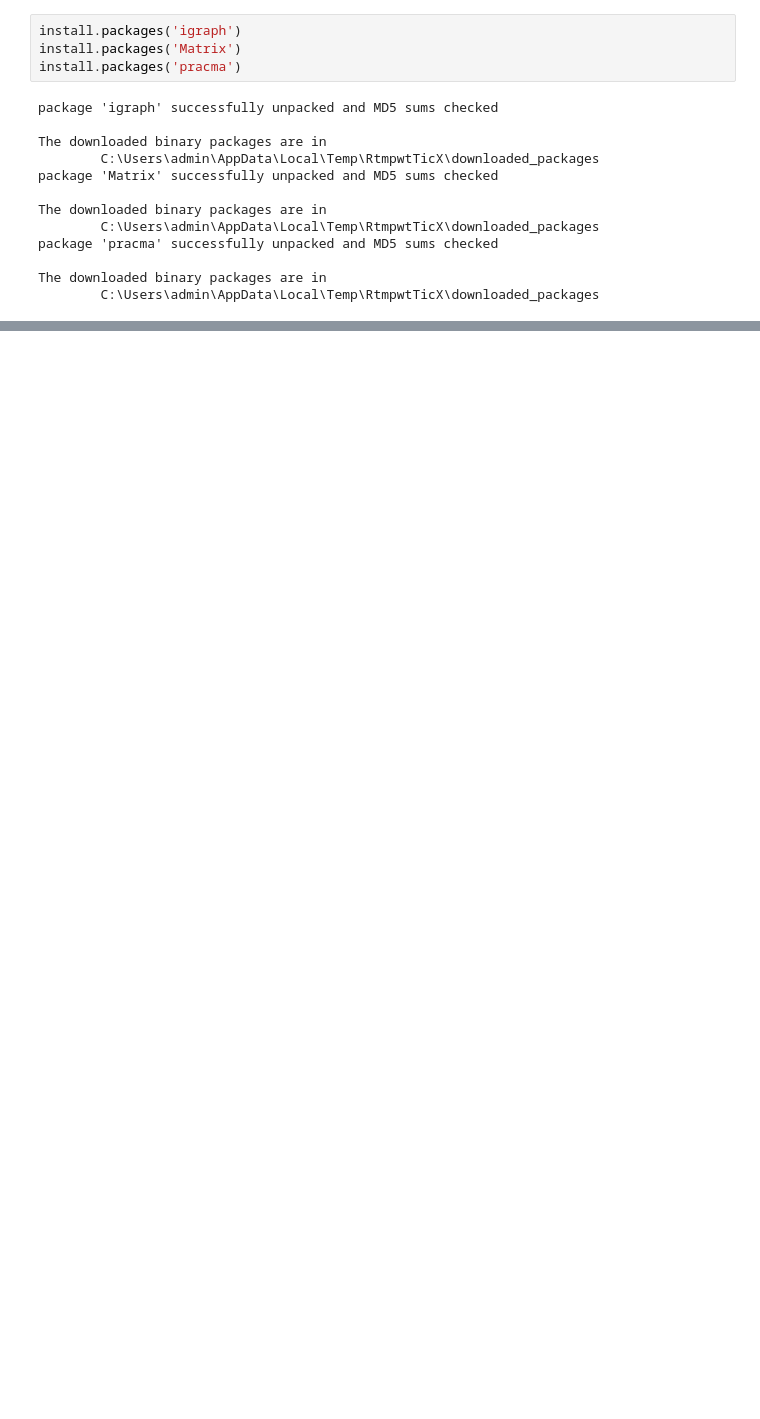
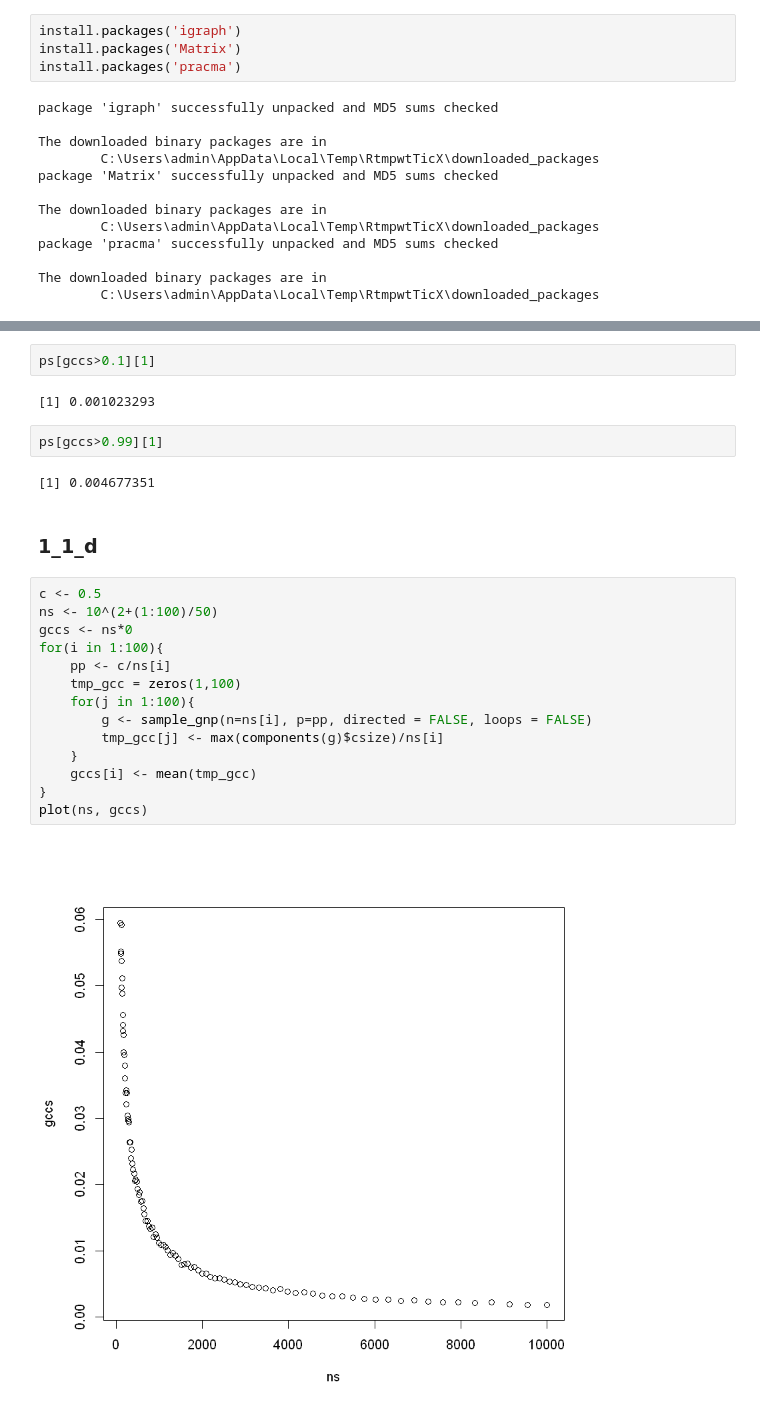
Before and after one commit to timeparadogs/ECE-232, a Jupyter notebook: p1/Project1_Part1.ipynb, the cells around one changed output, grey strips where cells are left out. Cells and saved outputs as stored; diff of their text form; blank space fills up the shorter version.

```diff
--- a/p1/Project1_Part1.ipynb
+++ b/p1/Project1_Part1.ipynb
@@ -47,0 +107,26 @@ degree_distribution(g)
+# %%
+ps[gccs>0.1][1]
+# %% [output]
+[1] 0.001023293
+# %%
+ps[gccs>0.99][1]
+# %% [output]
+[1] 0.004677351
+# %% [markdown]
+### 1_1_d
+# %%
+c <- 0.5
+ns <- 10^(2+(1:100)/50)
+gccs <- ns*0
+for(i in 1:100){
+    pp <- c/ns[i]
+    tmp_gcc = zeros(1,100)
+    for(j in 1:100){
+        g <- sample_gnp(n=ns[i], p=pp, directed = FALSE, loops = FALSE)
+        tmp_gcc[j] <- max(components(g)$csize)/ns[i]
+    }
+    gccs[i] <- mean(tmp_gcc)
+}
+plot(ns, gccs)
+# %% [output]
+[figure, added]
```
Also changed, not shown: parts of 25 cells of this notebook.
